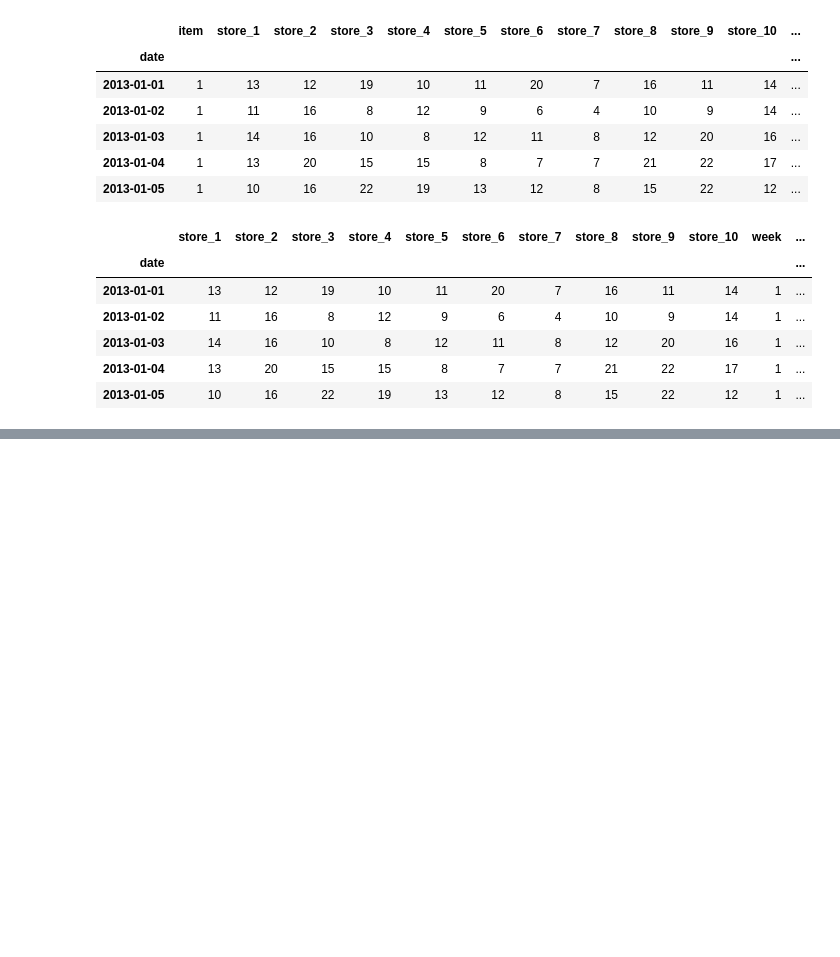
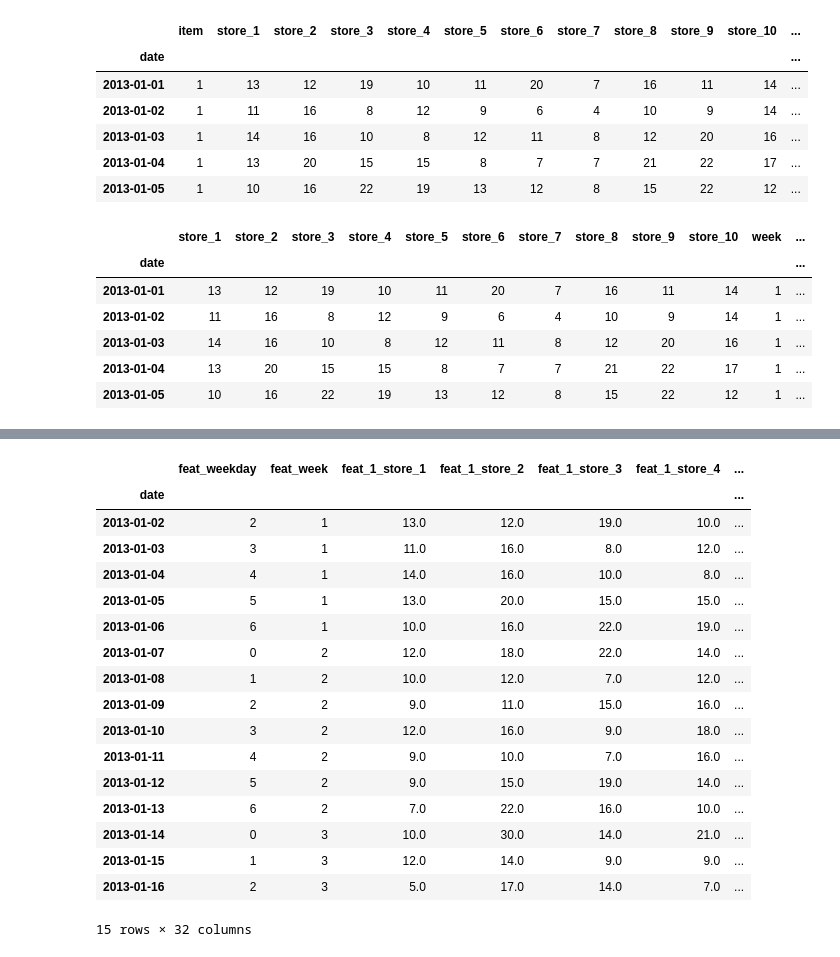
Before and after one commit to samuelp37/DemandForecasting, a Jupyter notebook: Analysis.ipynb, the cells around one changed output, grey strips where cells are left out. Drawn from its saved outputs; the diff is of its cells as text; code cells hidden in the pictures; blank space fills up the shorter version.

```diff
--- a/Analysis.ipynb
+++ b/Analysis.ipynb
@@ -211,0 +215,46 @@ date
+# %%
+nb_days_prev = 1
+nb_days_next = 2
+nb_items = 50
+train_dfs = []
+for item in range(1,nb_items+1):
+    train_df_item = train_df[train_df['item']==item]
+    train_df_final = train_df_item[['weekday','week']]
+    train_df_final.columns = ["feat_"+col for col in train_df_final.columns]
+    for offset in range(1,nb_days_prev+1):
+        df_tmp = train_df_item.shift(offset)
+        df_tmp = df_tmp[[col for col in df_tmp.columns if "store" in col]]
+        df_tmp.columns = ["feat_"+str(offset)+"_"+col for col in df_tmp.columns]
+        train_df_final = pd.concat([train_df_final,df_tmp],axis=1)
+    for offset in range(0,nb_days_next): # we include the current day as an expected label
+        df_tmp = train_df_item.shift(-offset)
+        df_tmp = df_tmp[[col for col in df_tmp.columns if "store" in col]]
+        df_tmp.columns = ["label_"+str(offset)+"_"+col for col in df_tmp.columns]
+        train_df_final = pd.concat([train_df_final,df_tmp],axis=1)
+
+    # Avoid NaN
+    train_df_final = train_df_final.dropna(axis=0)
+
+    train_dfs.append(train_df_final)
+# In the system, each entry is composed with the lags of the nb_days_prev days and the forecasts of teh nb_days_next as labels
+# %%
+train_dfs[0].head(n=15)
+# %% [output]
+|  | feat_weekday | feat_week | feat_1_store_1 | feat_1_store_2 | feat_1_store_3 | feat_1_store_4 | ... |
+| date |  |  |  |  |  |  | ... |
+| 2013-01-02 | 2 | 1 | 13.0 | 12.0 | 19.0 | 10.0 | ... |
+| 2013-01-03 | 3 | 1 | 11.0 | 16.0 | 8.0 | 12.0 | ... |
+| 2013-01-04 | 4 | 1 | 14.0 | 16.0 | 10.0 | 8.0 | ... |
+| 2013-01-05 | 5 | 1 | 13.0 | 20.0 | 15.0 | 15.0 | ... |
+| 2013-01-06 | 6 | 1 | 10.0 | 16.0 | 22.0 | 19.0 | ... |
+| 2013-01-07 | 0 | 2 | 12.0 | 18.0 | 22.0 | 14.0 | ... |
+| 2013-01-08 | 1 | 2 | 10.0 | 12.0 | 7.0 | 12.0 | ... |
+| 2013-01-09 | 2 | 2 | 9.0 | 11.0 | 15.0 | 16.0 | ... |
+| 2013-01-10 | 3 | 2 | 12.0 | 16.0 | 9.0 | 18.0 | ... |
+| 2013-01-11 | 4 | 2 | 9.0 | 10.0 | 7.0 | 16.0 | ... |
+| 2013-01-12 | 5 | 2 | 9.0 | 15.0 | 19.0 | 14.0 | ... |
+| 2013-01-13 | 6 | 2 | 7.0 | 22.0 | 16.0 | 10.0 | ... |
+| 2013-01-14 | 0 | 3 | 10.0 | 30.0 | 14.0 | 21.0 | ... |
+| 2013-01-15 | 1 | 3 | 12.0 | 14.0 | 9.0 | 9.0 | ... |
+| 2013-01-16 | 2 | 3 | 5.0 | 17.0 | 14.0 | 7.0 | ... |
+15 rows × 32 columns
```
Also changed, not shown: parts of 2 cells of this notebook.
